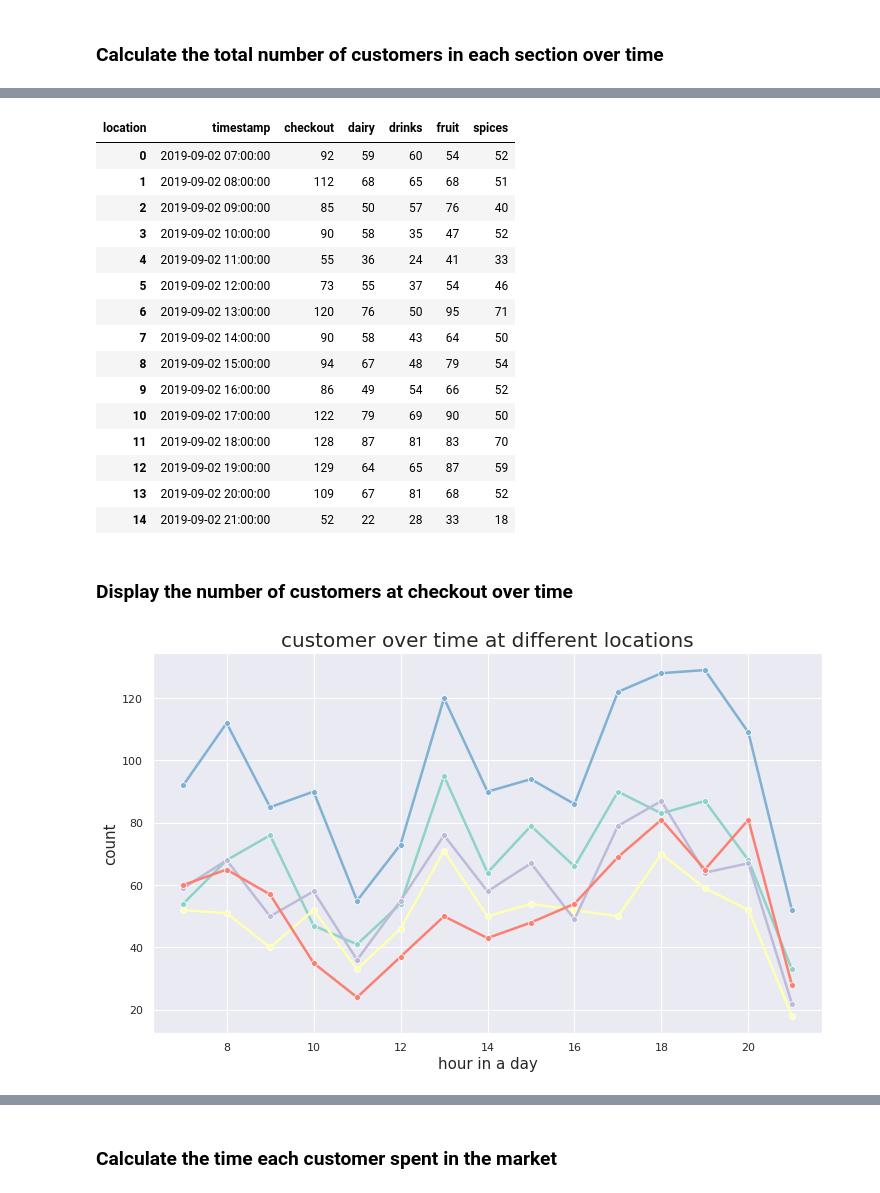
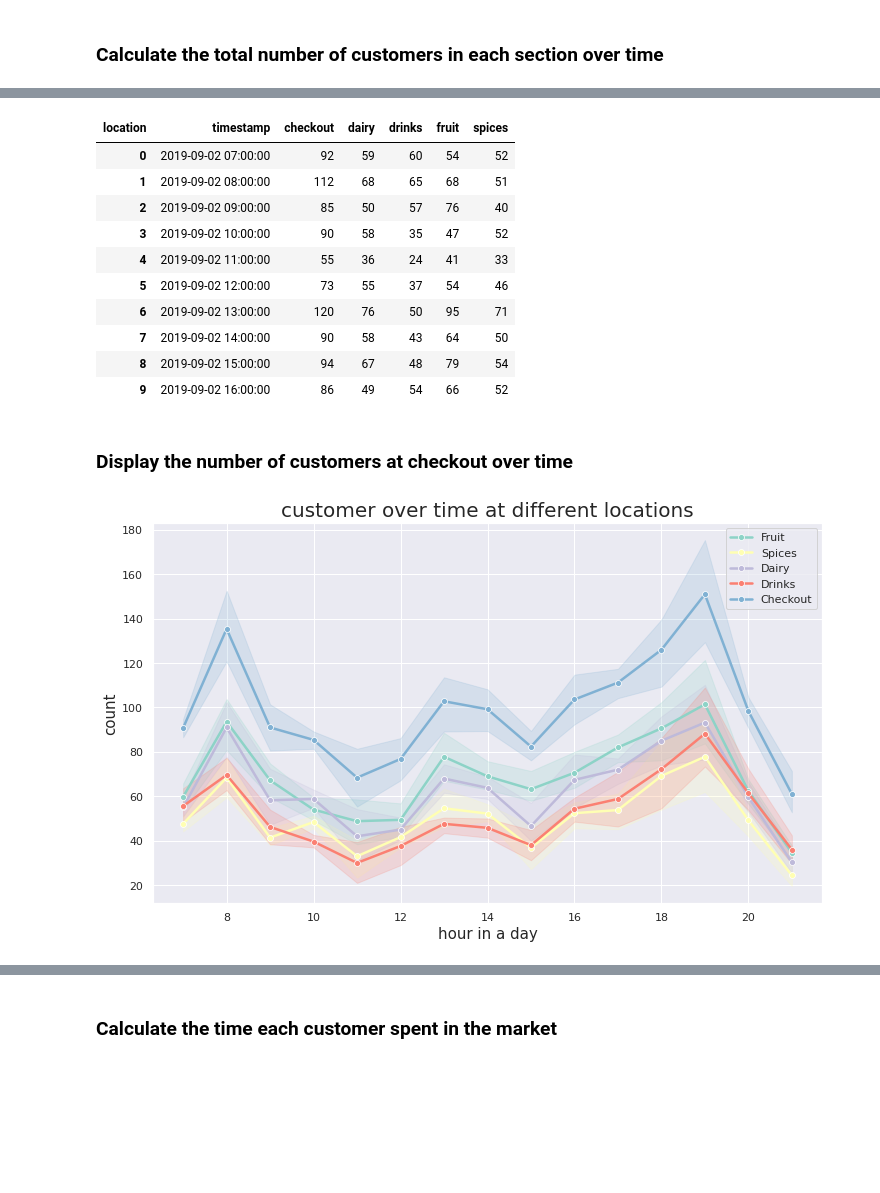
Before and after one commit to rashed2940/Marchov_chain_proj, a Jupyter notebook: EDA.ipynb, the cells around one changed output, grey strips where cells are left out. Cells and saved outputs as stored; diff of their text form; code cells hidden in the pictures; blank space fills up the shorter version.

Commit message:
nice graphs

```diff
--- a/EDA.ipynb
+++ b/EDA.ipynb
@@ -19,0 +20,6 @@ df.head()
+# %%
+all_days = pd.concat(dfss)
+all_days.head(5)
+all_days.to_csv("all.csv")
+
+all_days['customer']= all_days['customer_no'].map(str) + all_days['day']
@@ -39,8 +58,8 @@ sns.countplot(x = 'location', data =df, palette = 'Set3')
 # %% [markdown]
 ### Calculate the total number of customers in each section over time
 # %%
-df['timestamp']=pd.to_datetime(df['timestamp'])
-df['timestamp']
+all_days['timestamp']=pd.to_datetime(all_days['timestamp'])
+all_days['timestamp']
 # %% [output]
 0      2019-09-02 07:03:00
 1      2019-09-02 07:03:00
@@ -57,5 +76,5 @@ Name: timestamp, Length: 4884, dtype: datetime64[ns]
 # %%
-y = df.groupby(['location',pd.Grouper(key = 'timestamp',freq='1H')])
+y = all_days.groupby(['location',pd.Grouper(key = 'timestamp',freq='1H')])
 # %%
 y_new = y.count().unstack(level = 0)
 # %%
@@ -77,5 +113,7 @@ Index(['timestamp', 'checkout', 'dairy', 'drinks', 'fruit', 'spices'], dtype='ob
+# %%
+y_new = y_new.loc[:,~y_new.columns.duplicated()]
 # %%
-y_new
+y_new.head(10)
 # %% [output]
 | location | timestamp | checkout | dairy | drinks | fruit | spices |
 | 0 | 2019-09-02 07:00:00 | 92 | 59 | 60 | 54 | 52 |
@@ -88,11 +126,6 @@ y_new
 | 7 | 2019-09-02 14:00:00 | 90 | 58 | 43 | 64 | 50 |
 | 8 | 2019-09-02 15:00:00 | 94 | 67 | 48 | 79 | 54 |
 | 9 | 2019-09-02 16:00:00 | 86 | 49 | 54 | 66 | 52 |
-| 10 | 2019-09-02 17:00:00 | 122 | 79 | 69 | 90 | 50 |
-| 11 | 2019-09-02 18:00:00 | 128 | 87 | 81 | 83 | 70 |
-| 12 | 2019-09-02 19:00:00 | 129 | 64 | 65 | 87 | 59 |
-| 13 | 2019-09-02 20:00:00 | 109 | 67 | 81 | 68 | 52 |
-| 14 | 2019-09-02 21:00:00 | 52 | 22 | 28 | 33 | 18 |
 # %% [markdown]
 ### Display the number of customers at checkout over time
 # %%
@@ -105,15 +138,17 @@ y_new
 #y_new['timestamp'].dt.hour
 # %%
 sns.set_palette("Set3")
-sns.lineplot(x=y_new['timestamp'].dt.hour, y=y_new['fruit'], marker='o', linewidth=2.5)
-sns.lineplot(x=y_new['timestamp'].dt.hour, y=y_new['spices'], marker='o', linewidth=2.5)
-sns.lineplot(x=y_new['timestamp'].dt.hour, y=y_new['dairy'], marker='o', linewidth=2.5)
-sns.lineplot(x=y_new['timestamp'].dt.hour, y=y_new['drinks'], marker='o', linewidth=2.5)
-sns.lineplot(x=y_new['timestamp'].dt.hour, y=y_new['checkout'], marker='o', linewidth=2.5)
+sns2 = sns.lineplot(x=y_new['timestamp'].dt.hour, y=y_new['fruit'], marker='o', linewidth=2.5, label='Fruit')
+sns2 = sns.lineplot(x=y_new['timestamp'].dt.hour, y=y_new['spices'], marker='o', linewidth=2.5, label='Spices')
+sns2 = sns.lineplot(x=y_new['timestamp'].dt.hour, y=y_new['dairy'], marker='o', linewidth=2.5, label='Dairy')
+sns2 = sns.lineplot(x=y_new['timestamp'].dt.hour, y=y_new['drinks'], marker='o', linewidth=2.5, label='Drinks')
+sns2 = sns.lineplot(x=y_new['timestamp'].dt.hour, y=y_new['checkout'], marker='o', linewidth=2.5, label='Checkout')
 
 plt.title("customer over time at different locations", fontsize = 20) # for title
 plt.xlabel("hour in a day", fontsize = 15) # label for x-axis
 plt.ylabel("count", fontsize = 15) # label for y-axis
 plt.show()
+
+sns2.figure.savefig("cust_time_sec.png")
 # %% [output]
-[figure, old version]
+[figure, new version]
```
Also changed, not shown: parts of 56 cells of this notebook.
